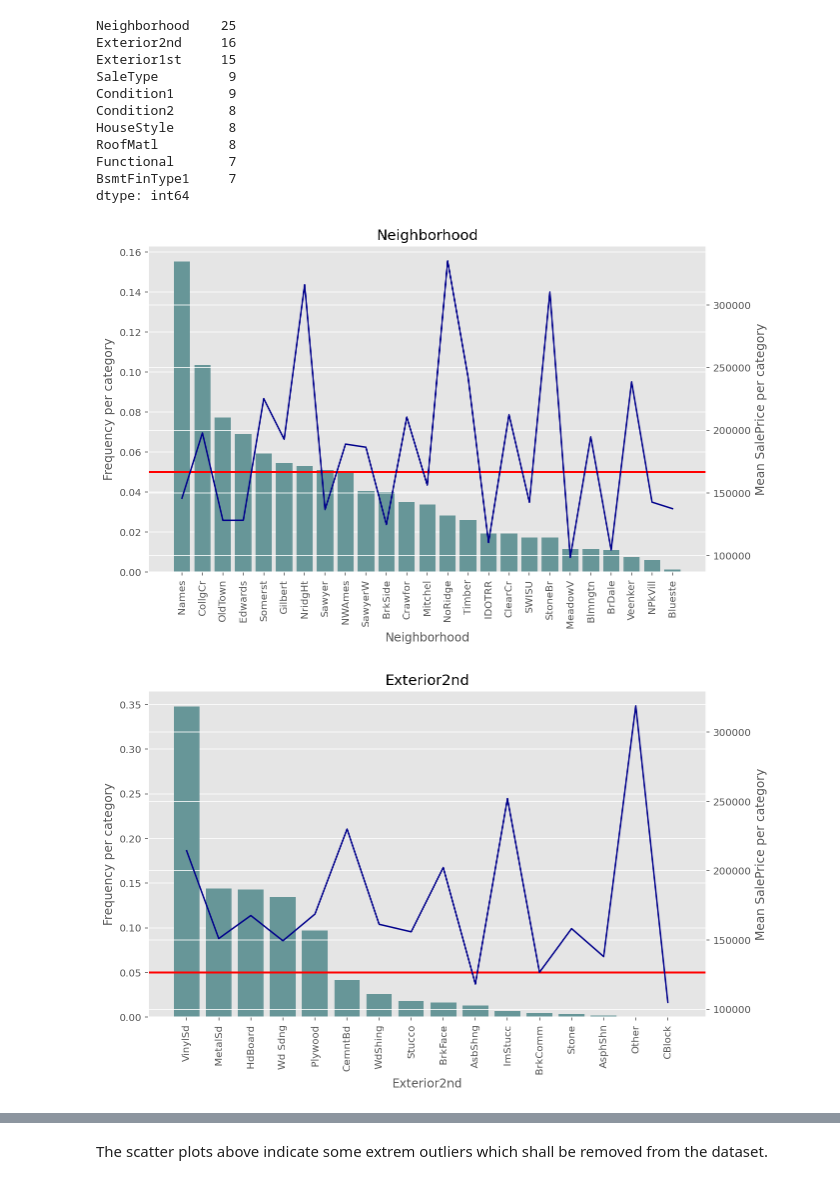
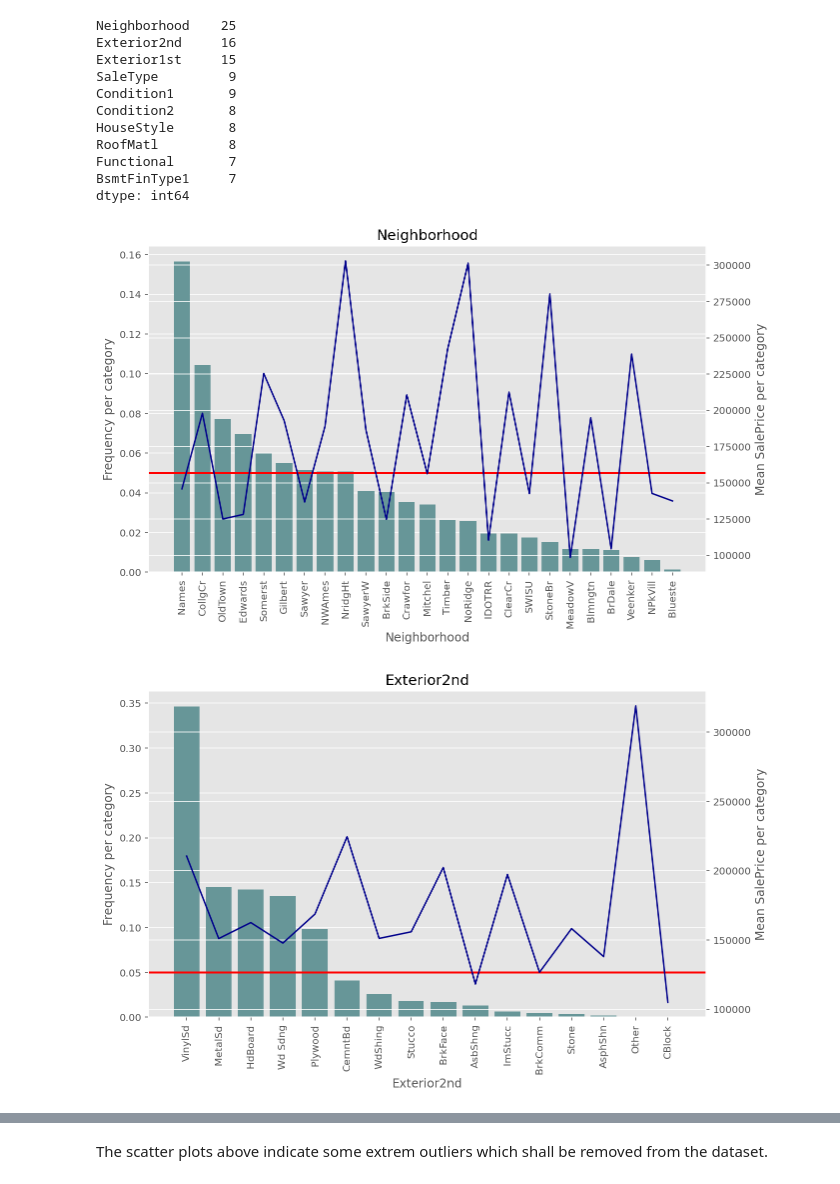
Before and after one commit to androi7/ds-mini-projects, a Jupyter notebook: House-Prices/House_Prices.ipynb, the cells around one changed output, grey strips where cells are left out. Saved outputs shown, nothing was run; the diff lists cells and outputs as text; code cells hidden in the pictures.

```diff
--- a/House-Prices/House_Prices.ipynb
+++ b/House-Prices/House_Prices.ipynb
@@ -621,7 +621,8 @@ def plot_category_with_price(df, col, rare_hidden=False, rare_value=0.05, inplac
         new_values = df_cat[col].unique().tolist()
         new_values.remove('Other')
         replace_values = list(set(df[col].unique()) - set(new_values))
-        df[col].replace(replace_values, 'Other', inplace=True)
+        # df[col].replace(replace_values, 'Other', inplace=True)
+        df.loc[:, col] = df[col].replace(replace_values, 'Other')
 
 
     if not suppress:
@@ -637,11 +638,11 @@ def plot_category_with_price(df, col, rare_hidden=False, rare_value=0.05, inplac
         ax2.set_ylabel('Mean SalePrice per category')
         plt.show()
 # %%
-plot_category_with_price(house, 'Neighborhood')
+plot_category_with_price(house_df, 'Neighborhood')
 # %% [output]
-[figure, old version]
+[figure, new version]
 # %%
-plot_category_with_price(house, 'Exterior2nd')
+plot_category_with_price(house_df, 'Exterior2nd')
 # %% [output]
-[figure, old version]
+[figure, new version]
 # %%
```
Also changed, not shown: parts of 48 cells of this notebook, 11 other files.
